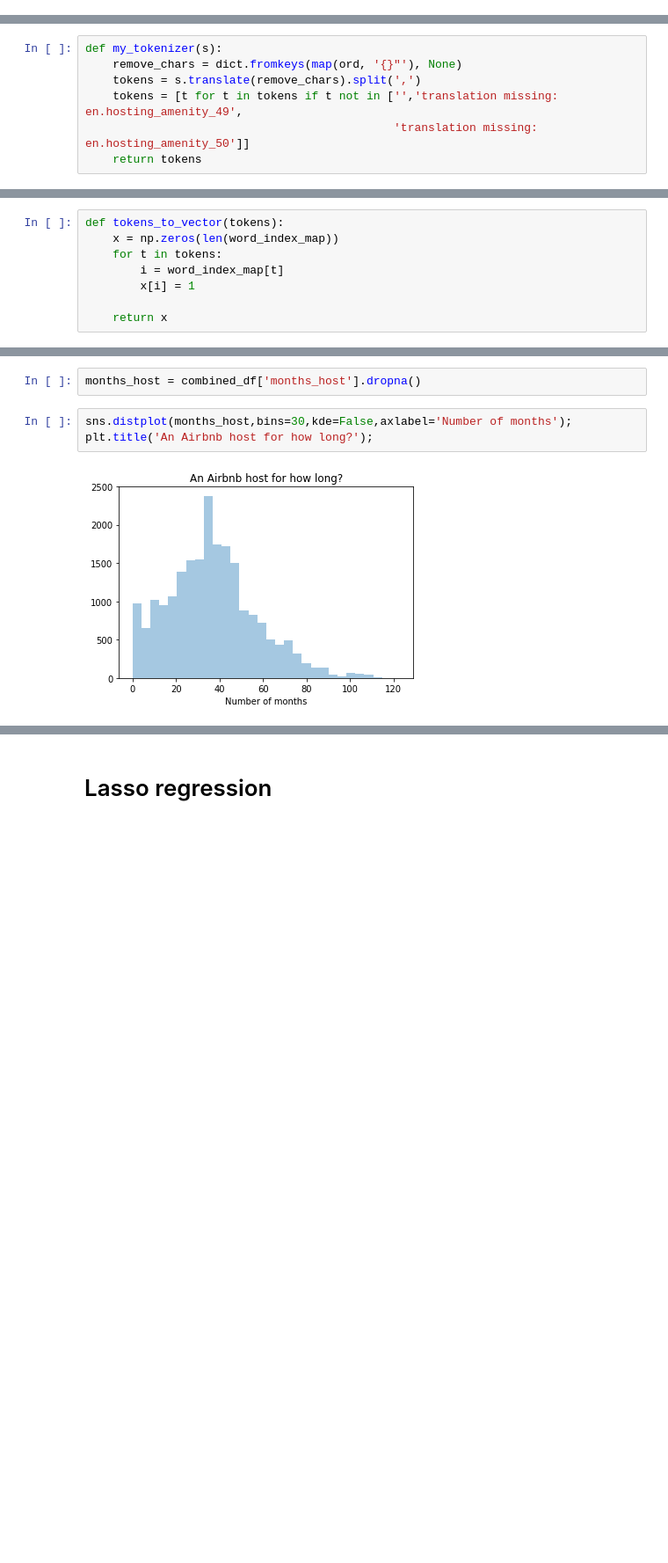
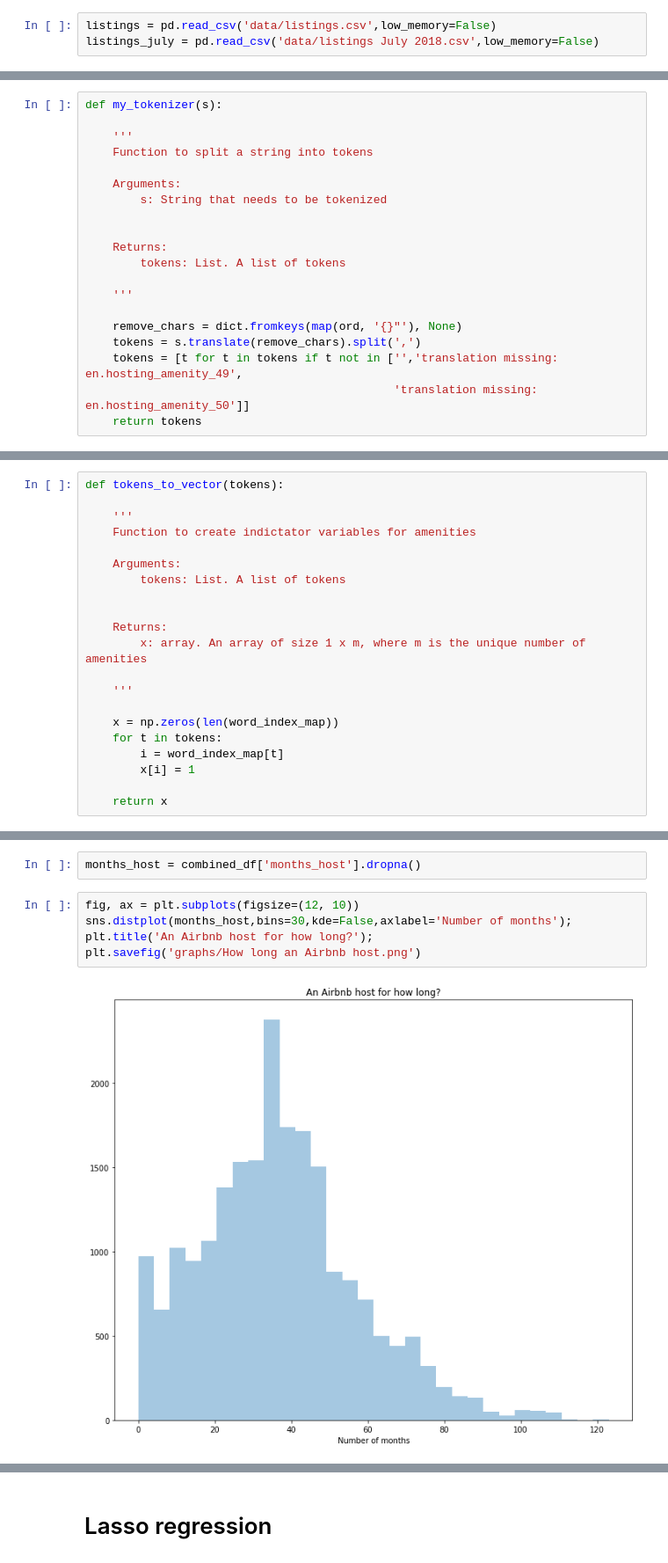
Before and after one commit to Rmostert/Airbnb-CT-analysis, a Jupyter notebook: Airbnb Cape Town EDA.ipynb, the cells around one changed output, grey strips where cells are left out. Shown at 88% size. Cells and saved outputs as stored; diff of their text form; blank space fills up the shorter version.

```diff
--- a/Airbnb Cape Town EDA.ipynb
+++ b/Airbnb Cape Town EDA.ipynb
@@ -31,3 +27,6 @@ listings = pd.read_csv('Airbnb_data/listings.csv',low_memory=False)
+# %%
+listings = pd.read_csv('data/listings.csv',low_memory=False)
+listings_july = pd.read_csv('data/listings July 2018.csv',low_memory=False)
 # %% [markdown]
 Let's have a look at the data- especially the number of listings, the number of fields, the variable types, as well as the type of information that is available
 # %%
@@ -490,6 +507,19 @@ outliers_removed['amenities'].head()
 Name: amenities, dtype: object
 # %%
 def my_tokenizer(s):
+
+    '''
+    Function to split a string into tokens
+
+    Arguments:
+        s: String that needs to be tokenized
+
+
+    Returns:
+        tokens: List. A list of tokens
+
+    '''
+
     remove_chars = dict.fromkeys(map(ord, '{}"'), None)
     tokens = s.translate(remove_chars).split(',')
     tokens = [t for t in tokens if t not in ['','translation missing: en.hosting_amenity_49',
@@ -535,6 +565,19 @@ for amenity in outliers_removed['amenities']:
             current_index += 1
 # %%
 def tokens_to_vector(tokens):
+
+    '''
+    Function to create indictator variables for amenities
+
+    Arguments:
+        tokens: List. A list of tokens
+
+
+    Returns:
+        x: array. An array of size 1 x m, where m is the unique number of amenities
+
+    '''
+
     x = np.zeros(len(word_index_map))
     for t in tokens:
         i = word_index_map[t]
@@ -591,7 +634,9 @@ Name: months_host, dtype: float64
 # %%
 months_host = combined_df['months_host'].dropna()
 # %%
+fig, ax = plt.subplots(figsize=(12, 10))
 sns.distplot(months_host,bins=30,kde=False,axlabel='Number of months');
 plt.title('An Airbnb host for how long?');
+plt.savefig('graphs/How long an Airbnb host.png')
 # %% [output]
-[figure, old version]
+[figure, new version]
```
Also changed, not shown: parts of 55 cells of this notebook, 13 other files.
